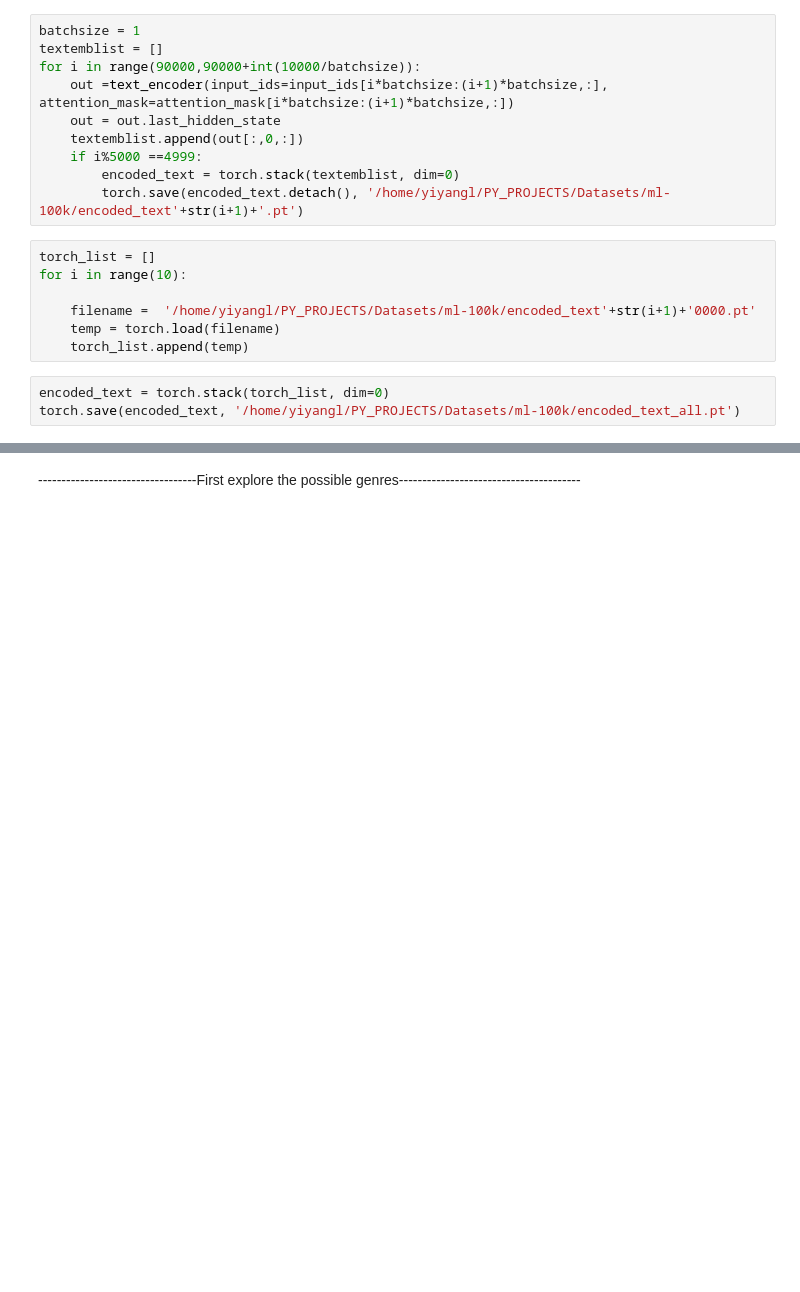
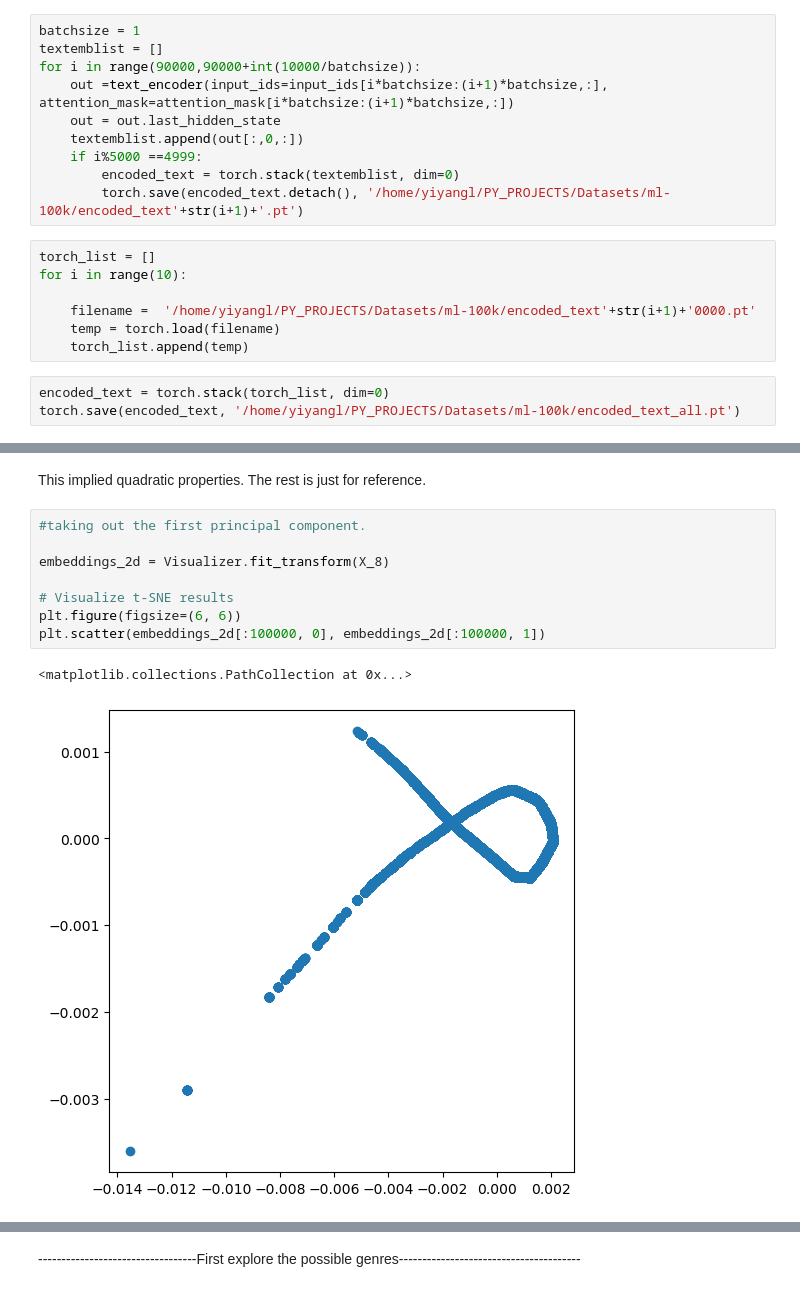
Before and after one commit to NGYeung/RL-playground, a Jupyter notebook: Movie_Recommender/Load_dataset.ipynb, the cells around one changed output, grey strips where cells are left out. Saved outputs shown, nothing was run; the diff lists cells and outputs as text; blank space fills up the shorter version.

```diff
--- a/Movie_Recommender/Load_dataset.ipynb
+++ b/Movie_Recommender/Load_dataset.ipynb
@@ -208,0 +264,13 @@ encoded_text.shape
+# %% [markdown]
+This implied quadratic properties. The rest is just for reference.
+# %%
+#taking out the first principal component.
+
+embeddings_2d = Visualizer.fit_transform(X_8)
+
+# Visualize t-SNE results
+plt.figure(figsize=(6, 6))
+plt.scatter(embeddings_2d[:100000, 0], embeddings_2d[:100000, 1])
+# %% [output]
+<matplotlib.collections.PathCollection at 0x...>
+[figure, added]
```
Also changed, not shown: parts of 20 cells of this notebook.
